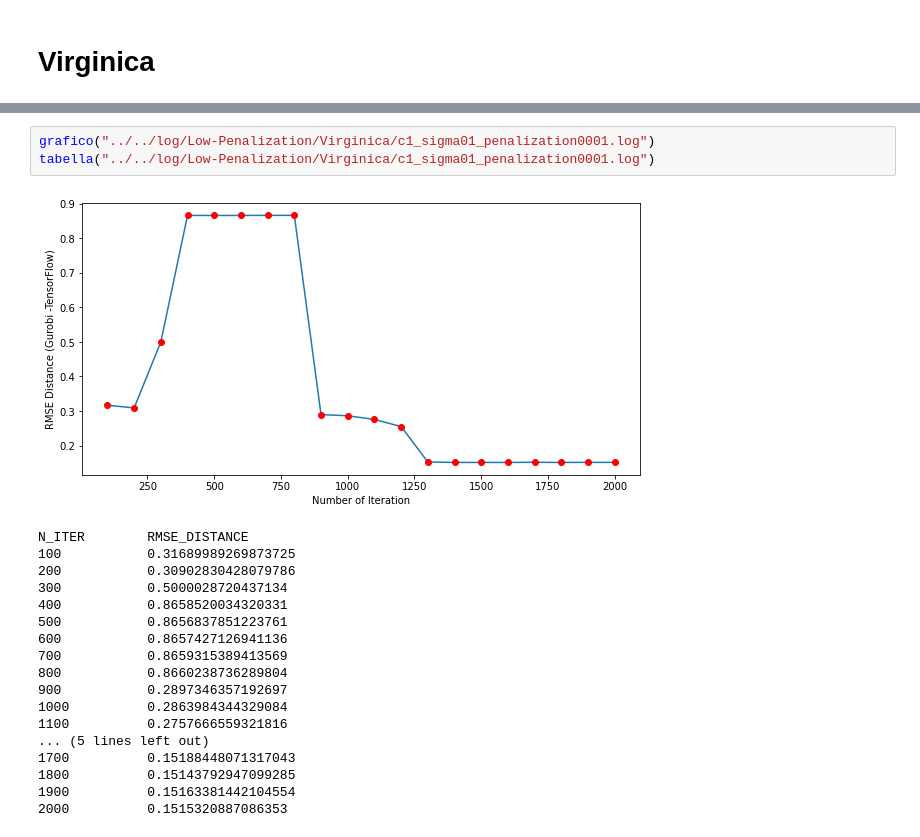
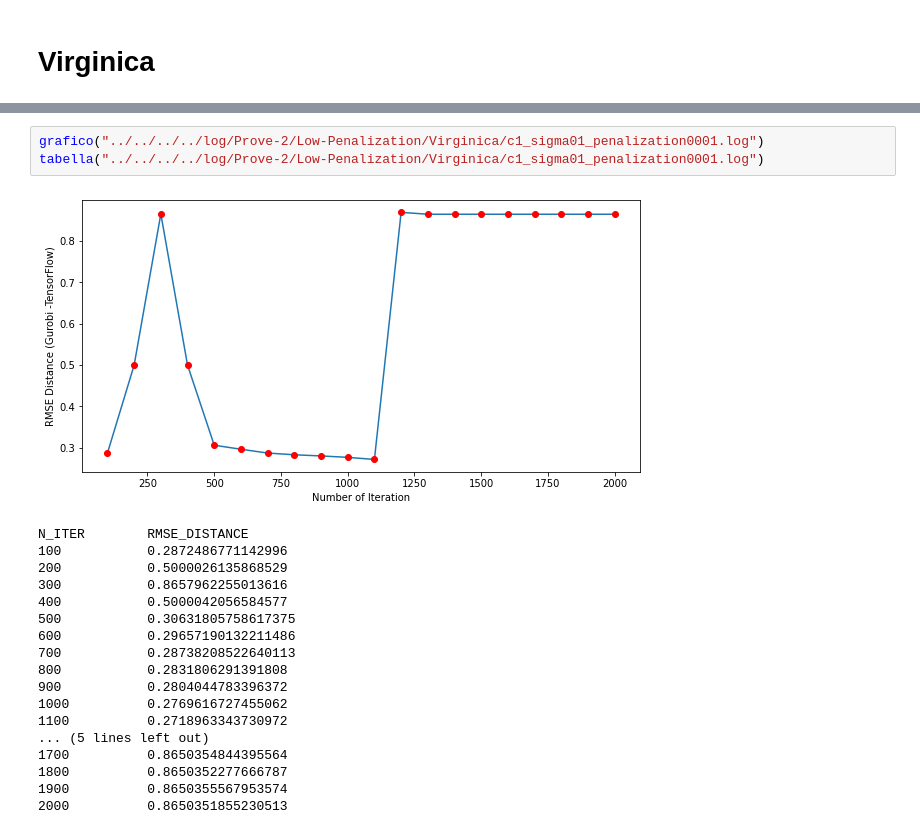
Before and after one commit to GiacomoInt/Tesi, a Jupyter notebook: notebook/Grafici/Prove-2/Low-Penalization/Virginica-Chi-LowPenalization.ipynb, the cells around one changed output, grey strips where cells are left out. Cells and saved outputs as stored; diff of their text form.

```diff
--- a/notebook/Grafici/Prove-2/Low-Penalization/Virginica-Chi-LowPenalization.ipynb
+++ b/notebook/Grafici/Prove-2/Low-Penalization/Virginica-Chi-LowPenalization.ipynb
@@ -101,23 +101,23 @@ N_ITER        RMSE_DISTANCE
 # %%
-grafico("../../log/Low-Penalization/Virginica/c1_sigma01_penalization0001.log")
-tabella("../../log/Low-Penalization/Virginica/c1_sigma01_penalization0001.log")
+grafico("../../../../log/Prove-2/Low-Penalization/Virginica/c1_sigma01_penalization0001.log")
+tabella("../../../../log/Prove-2/Low-Penalization/Virginica/c1_sigma01_penalization0001.log")
 # %% [output]
-[figure, old version]
+[figure, new version]
 N_ITER        RMSE_DISTANCE
-100           0.31689989269873725
-200           0.30902830428079786
-300           0.5000028720437134
-400           0.8658520034320331
-500           0.8656837851223761
-600           0.8657427126941136
-700           0.8659315389413569
-800           0.8660238736289804
-900           0.2897346357192697
-1000          0.2863984344329084
-1100          0.2757666559321816
+100           0.2872486771142996
+200           0.5000026135868529
+300           0.8657962255013616
+400           0.5000042056584577
+500           0.30631805758617375
+600           0.29657190132211486
+700           0.28738208522640113
+800           0.2831806291391808
+900           0.2804044783396372
+1000          0.2769616727455062
+1100          0.2718963343730972
 ... (5 lines left out)
-1700          0.15188448071317043
-1800          0.15143792947099285
-1900          0.15163381442104554
-2000          0.1515320887086353
+1700          0.8650354844395564
+1800          0.8650352277666787
+1900          0.8650355567953574
+2000          0.8650351855230513
 # %%
```
Also changed, not shown: parts of 25 cells of this notebook, 8 other files.
